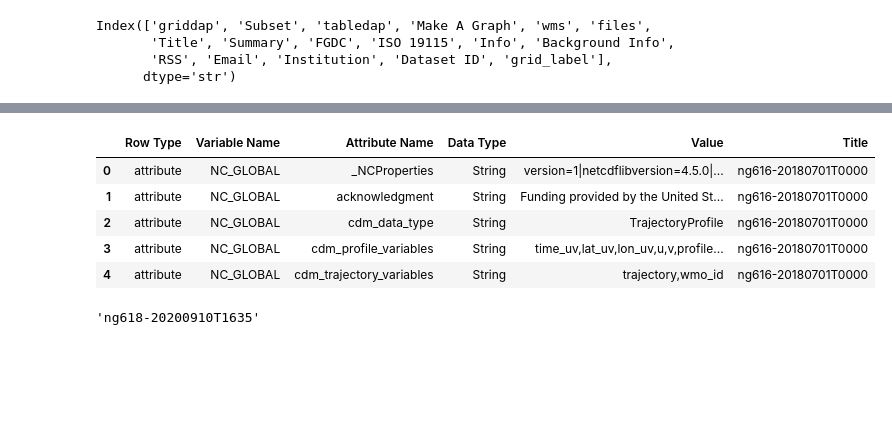
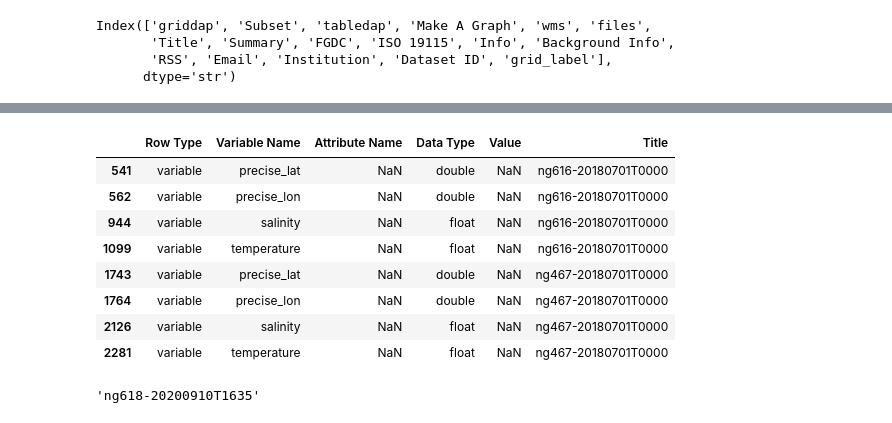
Before and after one commit to wnkhan/erddap_client, a Jupyter notebook: notebooks/10_noaa_facilitated_erddap/glider_erddap_analysis.ipynb, the cells around one changed output, grey strips where cells are left out. Cells and saved outputs as stored; diff of their text form; code cells hidden in the pictures; blank space fills up the shorter version.

```diff
--- a/notebooks/10_noaa_facilitated_erddap/glider_erddap_analysis.ipynb
+++ b/notebooks/10_noaa_facilitated_erddap/glider_erddap_analysis.ipynb
@@ -93,30 +93,41 @@ glider_datasets.head()
 # %%
 from erddapy import ERDDAP
 
 server = "https://gliders.ioos.us/erddap"
 
 e = ERDDAP(server=server, protocol="tabledap", response="csv")
 
 datasets_metadata_list = []
 
 for dataset_title in glider_datasets['Title']:
     e.dataset_id = dataset_title
 
     df_info = pd.read_csv(e.get_info_url())
 
     df_info['Title'] = dataset_title
 
     datasets_metadata_list.append(df_info)
 
 datasets_metadata = pd.concat(datasets_metadata_list, ignore_index = True)
-datasets_metadata.head()
+datasets_metadata[
+    (datasets_metadata['Row Type'] == 'variable')
+    & (
+        (datasets_metadata['Variable Name'].str.contains('precise_lat'))
+        | (datasets_metadata['Variable Name'].str.contains('precise_lon'))
+        | (datasets_metadata['Variable Name'] == 'salinity')
+        | (datasets_metadata['Variable Name'] == 'temperature')
+    )
+].head(8)
 # %% [output]
 |  | Row Type | Variable Name | Attribute Name | Data Type | Value | Title |
-| 0 | attribute | NC_GLOBAL | _NCProperties | String | version=1|netcdflibversion=4.5.0|... | ng616-20180701T0000 |
-| 1 | attribute | NC_GLOBAL | acknowledgment | String | Funding provided by the United St... | ng616-20180701T0000 |
-| 2 | attribute | NC_GLOBAL | cdm_data_type | String | TrajectoryProfile | ng616-20180701T0000 |
-| 3 | attribute | NC_GLOBAL | cdm_profile_variables | String | time_uv,lat_uv,lon_uv,u,v,profile... | ng616-20180701T0000 |
-| 4 | attribute | NC_GLOBAL | cdm_trajectory_variables | String | trajectory,wmo_id | ng616-20180701T0000 |
+| 541 | variable | precise_lat | NaN | double | NaN | ng616-20180701T0000 |
+| 562 | variable | precise_lon | NaN | double | NaN | ng616-20180701T0000 |
+| 944 | variable | salinity | NaN | float | NaN | ng616-20180701T0000 |
+| 1099 | variable | temperature | NaN | float | NaN | ng616-20180701T0000 |
+| 1743 | variable | precise_lat | NaN | double | NaN | ng467-20180701T0000 |
+| 1764 | variable | precise_lon | NaN | double | NaN | ng467-20180701T0000 |
+| 2126 | variable | salinity | NaN | float | NaN | ng467-20180701T0000 |
+| 2281 | variable | temperature | NaN | float | NaN | ng467-20180701T0000 |
 # %%
 glider_dataset_count = len(datasets_metadata['Title'].unique())
 
```
Also changed, not shown: parts of 1 cell of this notebook.
